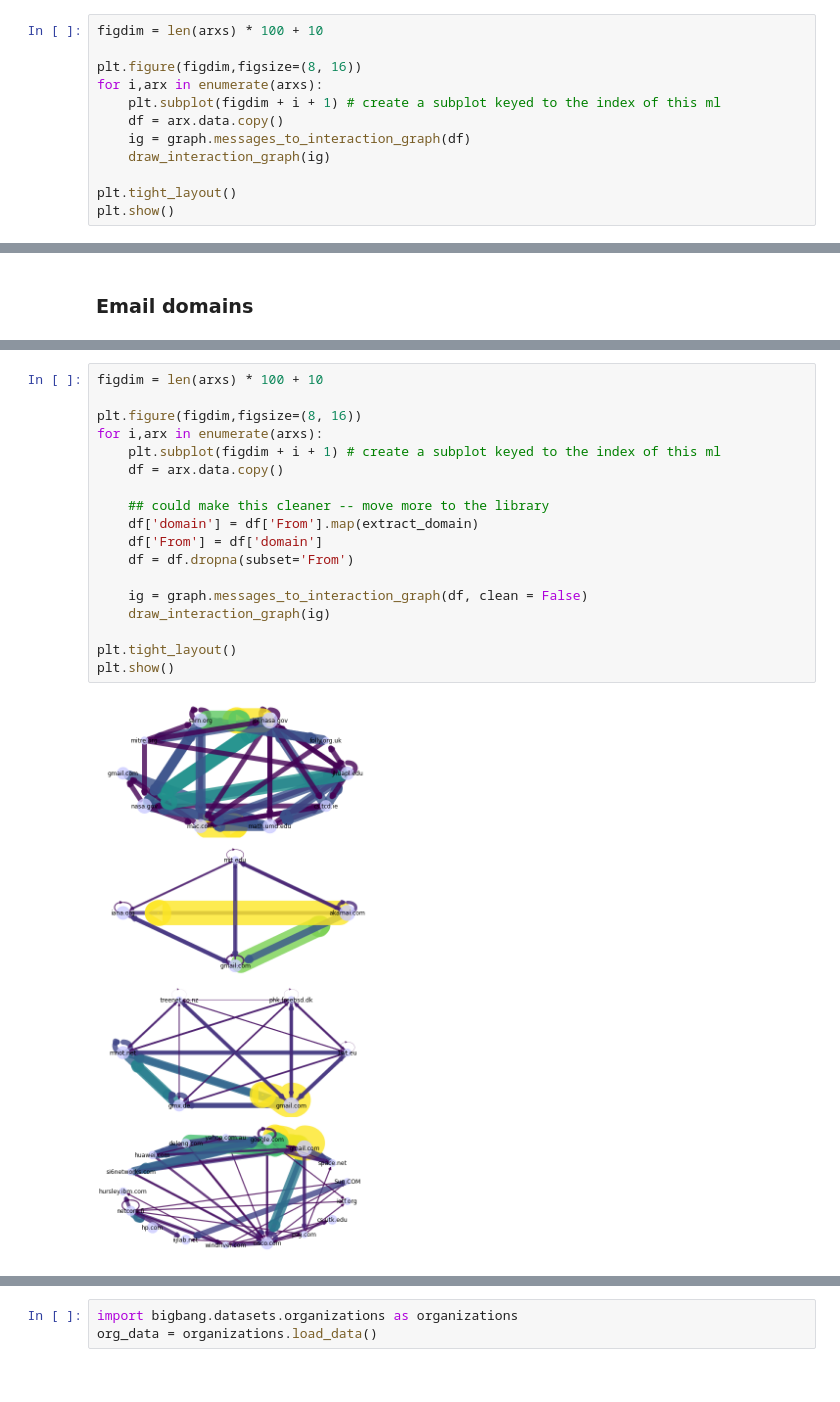
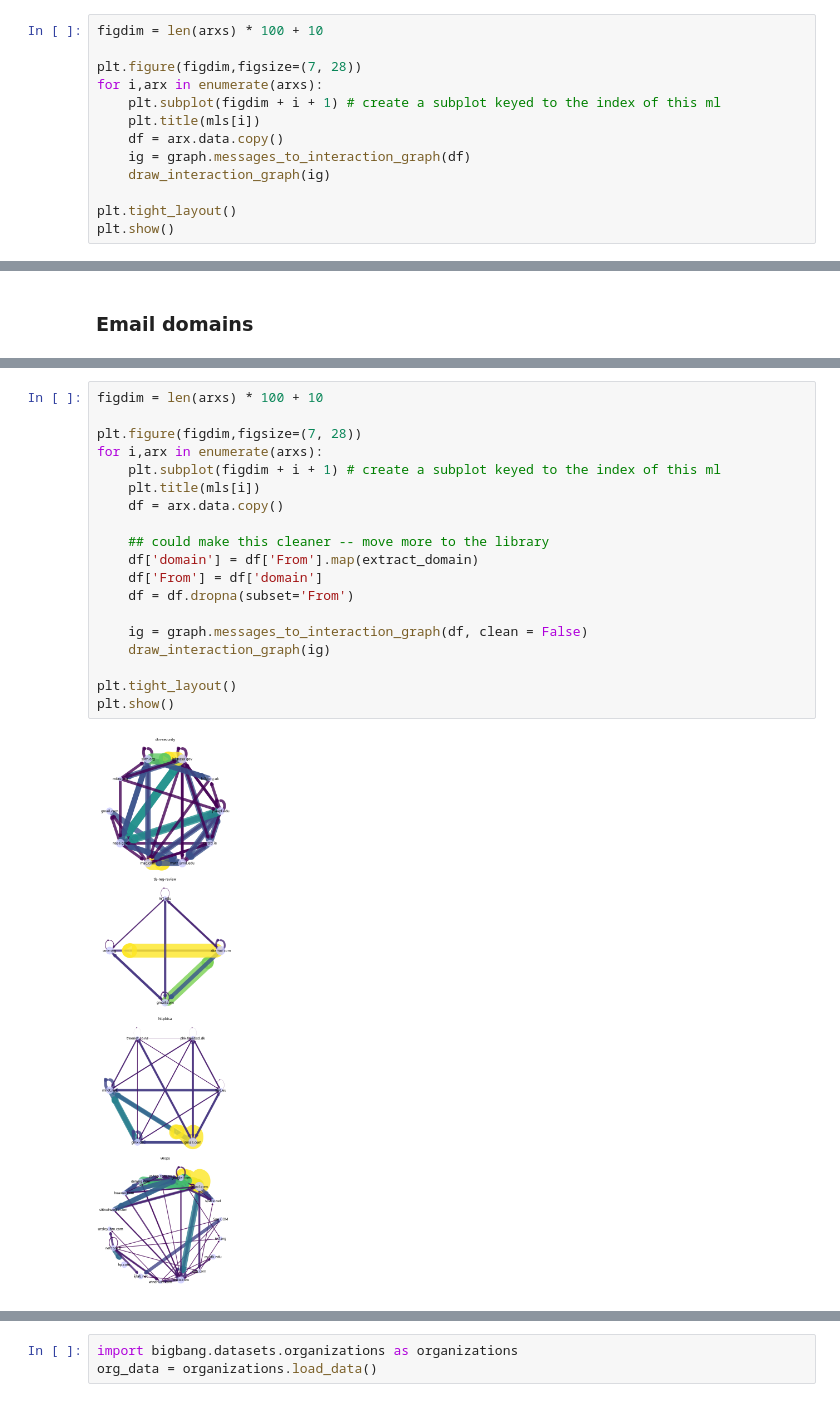
Before and after one commit to datactive/bigbang, a Jupyter notebook: examples/CLBE Tutorial Materials.ipynb, the cells around one changed output, grey strips where cells are left out. Drawn from its saved outputs; the diff is of its cells as text.

```diff
--- a/examples/CLBE Tutorial Materials.ipynb
+++ b/examples/CLBE Tutorial Materials.ipynb
@@ -231,9 +372,10 @@ def draw_interaction_graph(ig, threshold = .15):
 # %%
 figdim = len(arxs) * 100 + 10
 
-plt.figure(figdim,figsize=(8, 16))
+plt.figure(figdim,figsize=(7, 28))
 for i,arx in enumerate(arxs):
     plt.subplot(figdim + i + 1) # create a subplot keyed to the index of this ml
+    plt.title(mls[i])
     df = arx.data.copy()
     ig = graph.messages_to_interaction_graph(df)
     draw_interaction_graph(ig)
@@ -253,22 +397,23 @@ len(ig.nodes)
 # %%
 figdim = len(arxs) * 100 + 10
 
-plt.figure(figdim,figsize=(8, 16))
+plt.figure(figdim,figsize=(7, 28))
 for i,arx in enumerate(arxs):
     plt.subplot(figdim + i + 1) # create a subplot keyed to the index of this ml
+    plt.title(mls[i])
     df = arx.data.copy()
 
     ## could make this cleaner -- move more to the library
     df['domain'] = df['From'].map(extract_domain)
     df['From'] = df['domain']
     df = df.dropna(subset='From')
 
     ig = graph.messages_to_interaction_graph(df, clean = False)
     draw_interaction_graph(ig)
 
 plt.tight_layout()
 plt.show()
 # %% [output]
-[figure, old version]
+[figure, new version]
 # %% [markdown]
 ### Organizations
```
Also changed, not shown: parts of 36 cells of this notebook.
